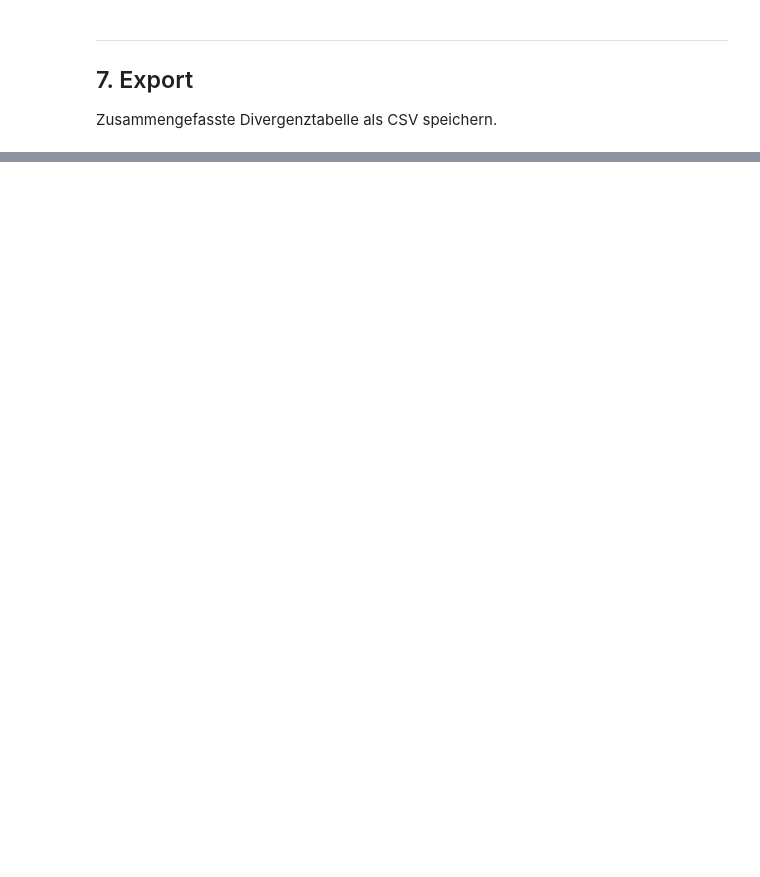
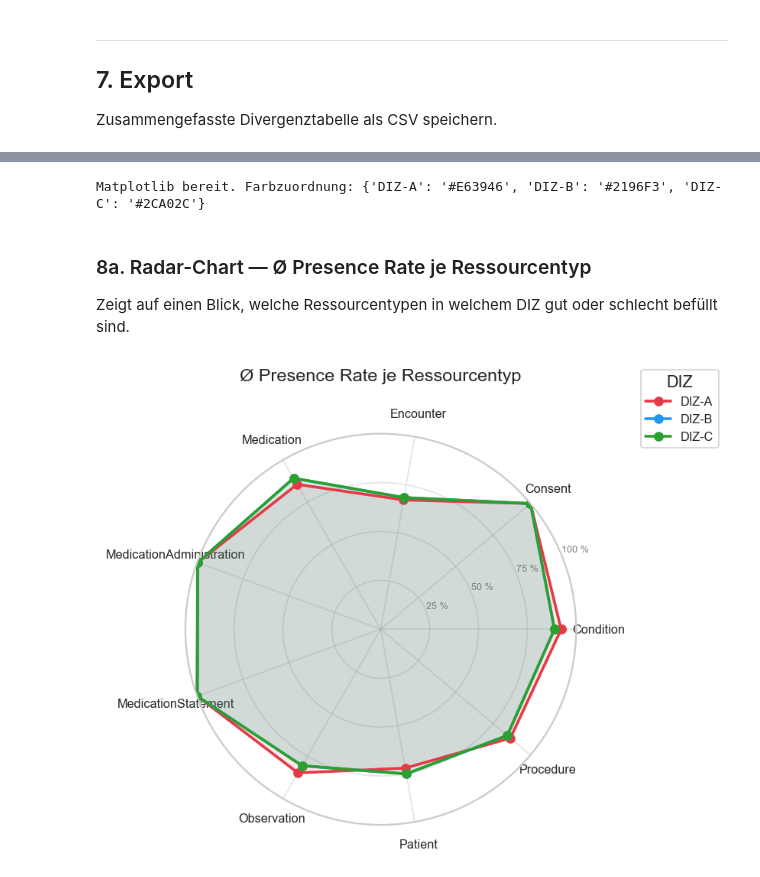
Before and after one commit to carly15/FHIRScan, a Jupyter notebook: diz_comparison.ipynb, the cells around one changed output, grey strips where cells are left out. Drawn from its saved outputs; the diff is of its cells as text; code cells hidden in the pictures; blank space fills up the shorter version.

```diff
--- a/diz_comparison.ipynb
+++ b/diz_comparison.ipynb
@@ -574,0 +671,68 @@ for p in exported:
+# %%
+import matplotlib.pyplot as plt
+import matplotlib.patches as mpatches
+import matplotlib.ticker as mtick
+import seaborn as sns
+
+plt.rcParams.update({
+    "figure.dpi": 130,
+    "axes.spines.top": False,
+    "axes.spines.right": False,
+    "font.size": 10,
+})
+sns.set_theme(style="whitegrid", palette="muted")
+
+MPL_COLORS = [
+    "#E63946", "#2196F3", "#2CA02C", "#FF7F0E", "#9467BD", "#8C564B",
+]
+MPL_COLOR_MAP = {name: MPL_COLORS[i % len(MPL_COLORS)] for i, name in enumerate(LOADED_DIZ)}
+print("Matplotlib bereit. Farbzuordnung:", MPL_COLOR_MAP)
+# %% [output]
+Matplotlib bereit. Farbzuordnung: {'DIZ-A': '#E63946', 'DIZ-B': '#2196F3', 'DIZ-C': '#2CA02C'}
+# %% [markdown]
+### 8a. Radar-Chart — Ø Presence Rate je Ressourcentyp
+
+Zeigt auf einen Blick, welche Ressourcentypen in welchem DIZ gut oder schlecht befüllt sind.
+# %%
+# ── 8a. Radar-Chart: Ø Presence Rate je Ressourcentyp & DIZ ──────────────
+if not df_fields.empty and ALL_RT:
+    scalar_fields = df_fields[
+        ~df_fields["detected_python_types"].str.fullmatch(r"object|array", na=False)
+    ].copy()
+
+    avg_pr = (
+        scalar_fields.groupby(["diz", "resource_type"])["presence_rate"]
+        .mean()
+        .unstack("resource_type")
+        .reindex(columns=ALL_RT)
+        .fillna(0)
+    )
+
+    N = len(ALL_RT)
+    angles = np.linspace(0, 2 * np.pi, N, endpoint=False).tolist()
+    angles += angles[:1]
+
+    fig, ax = plt.subplots(figsize=(7, 7), subplot_kw=dict(polar=True))
+
+    for diz_name in LOADED_DIZ:
+        if diz_name not in avg_pr.index:
+            continue
+        values = avg_pr.loc[diz_name].tolist()
+        values += values[:1]
+        ax.plot(angles, values, "o-", linewidth=2, label=diz_name,
+                color=MPL_COLOR_MAP[diz_name])
+        ax.fill(angles, values, alpha=0.1, color=MPL_COLOR_MAP[diz_name])
+
+    ax.set_xticks(angles[:-1])
+    ax.set_xticklabels(ALL_RT, size=9)
+    ax.set_ylim(0, 1)
+    ax.set_yticks([0.25, 0.5, 0.75, 1.0])
+    ax.set_yticklabels(["25 %", "50 %", "75 %", "100 %"], size=7, color="grey")
+    ax.set_title("Ø Presence Rate je Ressourcentyp", size=13, pad=20)
+    ax.legend(loc="upper right", bbox_to_anchor=(1.38, 1.18), title="DIZ", fontsize=9)
+    plt.tight_layout()
+    plt.show()
+else:
+    print("Keine Felddaten verfügbar.")
+# %% [output]
+[figure, added]
```
Also changed, not shown: parts of 22 cells of this notebook.
